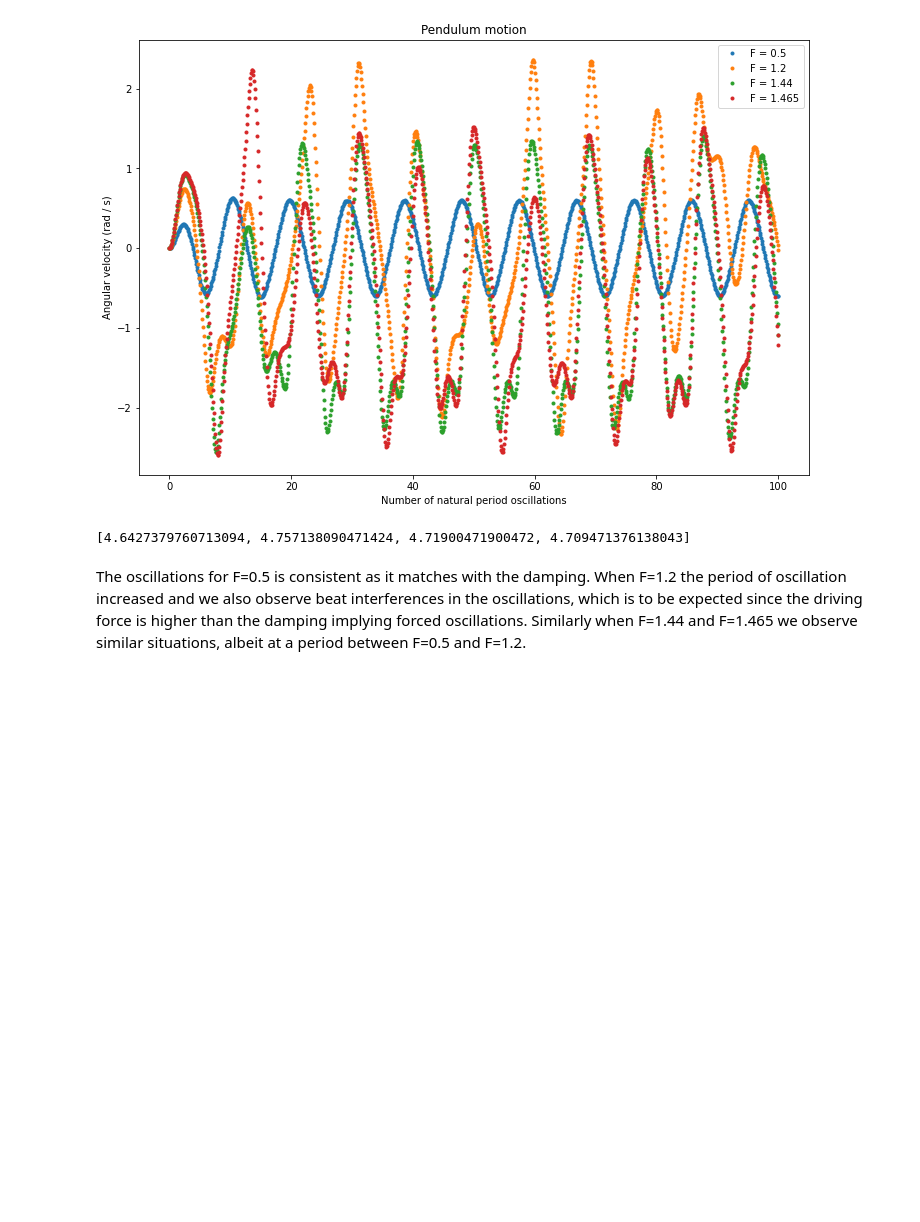
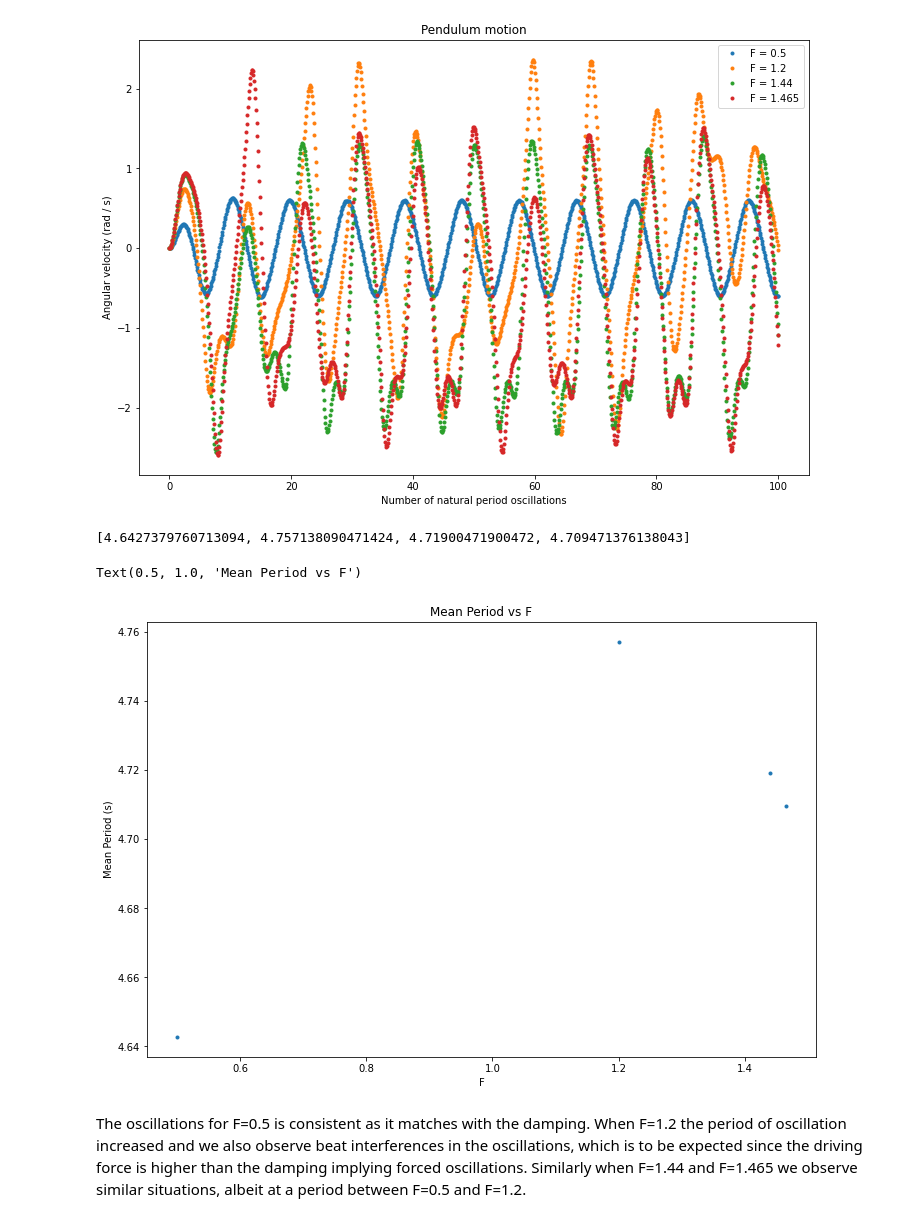
Before and after one commit to hsuchungchuan/Part-II-Computational-Physics, a Jupyter notebook: Exercise1_TheDrivenPendulum.ipynb, the cells around one changed output. Drawn from its saved outputs; the diff is of its cells as text; code cells hidden in the pictures; blank space fills up the shorter version.

```diff
--- a/Exercise1_TheDrivenPendulum.ipynb
+++ b/Exercise1_TheDrivenPendulum.ipynb
@@ -434,13 +455,21 @@ def find_mean_period(t_max, F):
 # %%
 period_diff_f = []
 
 for i in range(len(F_list)):
     MeanPeriod = find_mean_period(100,F_list[i])
     period_diff_f.append(MeanPeriod)
 
-period_diff_f
+print(period_diff_f)
+
+plt.figure(figsize=(12, 8))
+plt.plot(F_list, period_diff_f, '.')
+plt.xlabel('F')
+plt.ylabel('Mean Period (s)')
+plt.title('Mean Period vs F')
 # %% [output]
 [4.6427379760713094, 4.757138090471424, 4.71900471900472, 4.709471376138043]
+Text(0.5, 1.0, 'Mean Period vs F')
+[figure, added]
 # %% [markdown]
 The oscillations for F=0.5 is consistent as it matches with the damping. When F=1.2 the period of oscillation increased and we also observe beat interferences in the oscillations, which is to be expected since the driving force is higher than the damping implying forced oscillations. Similarly when F=1.44 and F=1.465 we observe similar situations, albeit at a period between F=0.5 and F=1.2.
 # %% [markdown]
```
Also changed, not shown: parts of 4 cells of this notebook, 1 other file.
